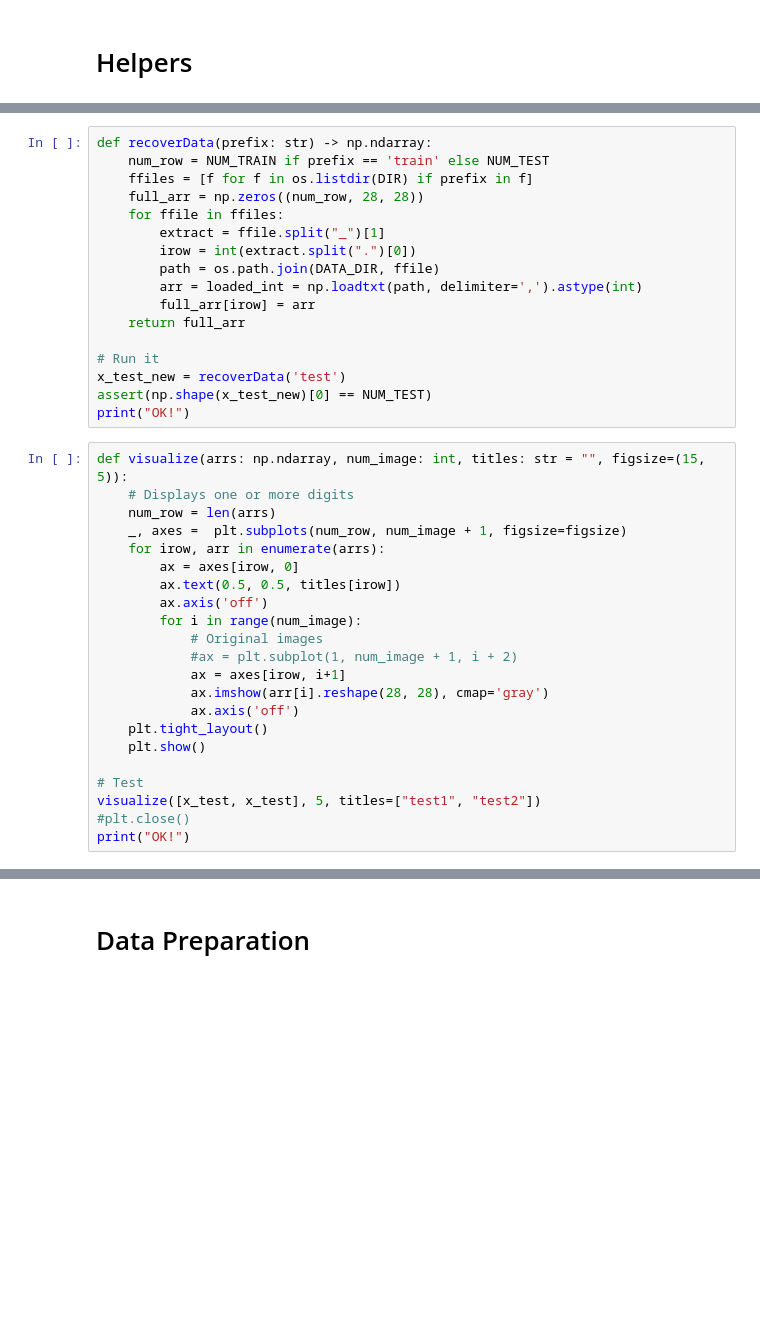
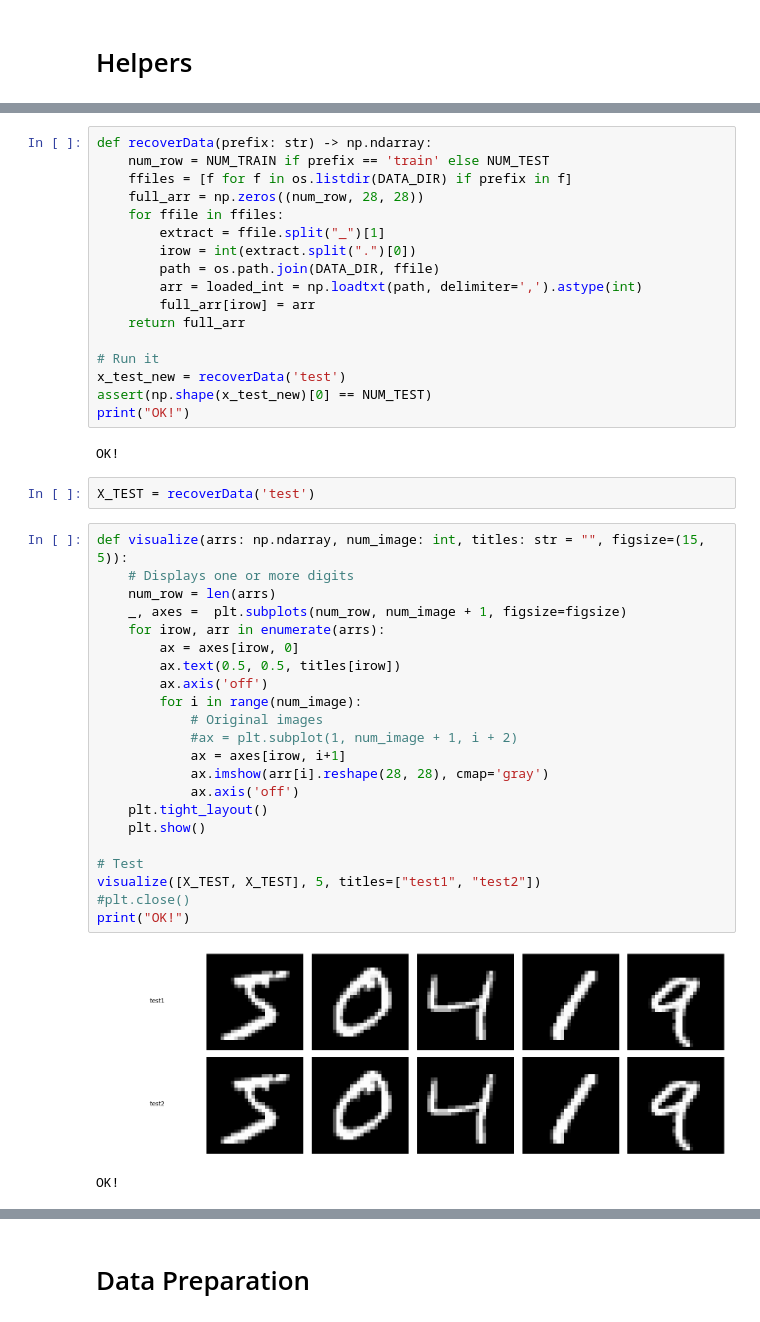
Before and after one commit to joseph-hellerstein/pixel_proficiency, a Jupyter notebook: notebooks/dimension_reduction_and_autoencoders.ipynb, the cells around one changed output, grey strips where cells are left out. Saved outputs shown, nothing was run; the diff lists cells and outputs as text; blank space fills up the shorter version.

```diff
--- a/notebooks/dimension_reduction_and_autoencoders.ipynb
+++ b/notebooks/dimension_reduction_and_autoencoders.ipynb
@@ -48,7 +63,7 @@ def saveData(arr3d, prefix="train"):
 # %%
 def recoverData(prefix: str) -> np.ndarray:
     num_row = NUM_TRAIN if prefix == 'train' else NUM_TEST
-    ffiles = [f for f in os.listdir(DIR) if prefix in f]
+    ffiles = [f for f in os.listdir(DATA_DIR) if prefix in f]
     full_arr = np.zeros((num_row, 28, 28))
     for ffile in ffiles:
         extract = ffile.split("_")[1]
@@ -62,28 +77,35 @@ def recoverData(prefix: str) -> np.ndarray:
 x_test_new = recoverData('test')
 assert(np.shape(x_test_new)[0] == NUM_TEST)
 print("OK!")
+# %% [output]
+OK!
+# %%
+X_TEST = recoverData('test')
 # %%
 def visualize(arrs: np.ndarray, num_image: int, titles: str = "", figsize=(15, 5)):
     # Displays one or more digits
     num_row = len(arrs)
     _, axes =  plt.subplots(num_row, num_image + 1, figsize=figsize)
     for irow, arr in enumerate(arrs):
         ax = axes[irow, 0]
         ax.text(0.5, 0.5, titles[irow])
         ax.axis('off')
         for i in range(num_image):
             # Original images
             #ax = plt.subplot(1, num_image + 1, i + 2)
             ax = axes[irow, i+1]
             ax.imshow(arr[i].reshape(28, 28), cmap='gray')
             ax.axis('off')
     plt.tight_layout()
     plt.show()
 
 # Test
-visualize([x_test, x_test], 5, titles=["test1", "test2"])
+visualize([X_TEST, X_TEST], 5, titles=["test1", "test2"])
 #plt.close()
 print("OK!")
+# %% [output]
+[figure, added]
+OK!
 # %%
 def getData():
     # Recover the data
```
Also changed, not shown: parts of 28 cells of this notebook, 6 other files.
